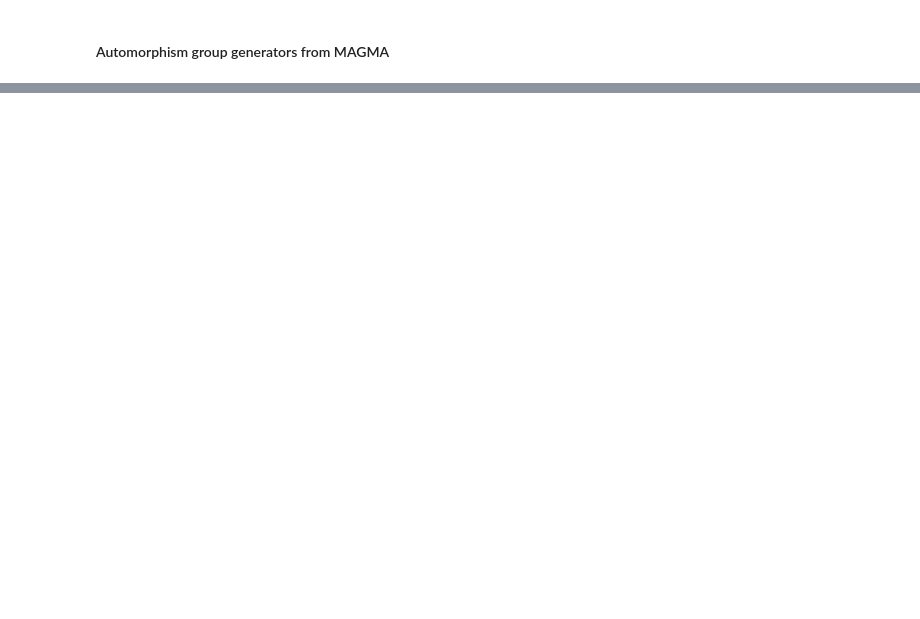
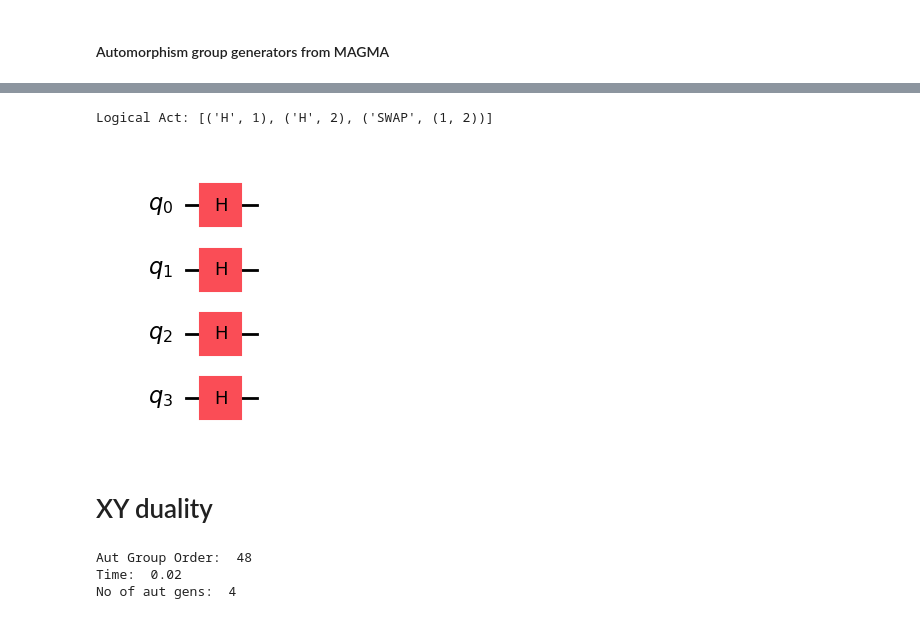
Before and after one commit to hsayginel/autqec, a Jupyter notebook: examples/[[4,2,2]].ipynb, the cells around one changed output, grey strips where cells are left out. Saved outputs shown, nothing was run; the diff lists cells and outputs as text; code cells hidden in the pictures; blank space fills up the shorter version.

```diff
--- a/examples/[[4,2,2]].ipynb
+++ b/examples/[[4,2,2]].ipynb
@@ -143,0 +119,31 @@ qc.draw(output='mpl')
+# %%
+auts = code_auts_dict['auts']
+circuits = []
+for num, aut in enumerate(auts):
+    #print('Aut Gen',num)
+    phys_act = circ_from_ZX_duality(H_symp,aut)
+    phys_circ, _ = phys_act.circ()
+    circ = logical_circ_and_pauli_correct(H_symp,phys_circ).run()
+    circuits.append(circ)
+# %%
+circ = circuits[2]
+print('Logical Act:', circ[0])
+qc = construct_circuit(circ[1], n)
+qc.draw(output='mpl')
+# %% [output]
+Logical Act: [('H', 1), ('H', 2), ('SWAP', (1, 2))]
+[figure, added]
+# %% [markdown]
+# XY duality
+# %%
+#code_auts_dict = qec_code_XY_dualities_from_magma_with_intersection(n,k,d,H_symp).run(fileroot='./')
+filename = f'./XY_dualities_n{n}k{k}d{d}.pkl'
+with open(filename, 'rb') as f:
+    code_auts_dict = pickle.load(f)
+print('Aut Group Order: ', code_auts_dict['order'])
+print('Time: ', code_auts_dict['time'])
+print('No of aut gens: ', len(code_auts_dict['auts']))
+# %% [output]
+Aut Group Order:  48
+Time:  0.02
+No of aut gens:  4
```
Also changed, not shown: parts of 48 cells of this notebook, 12 other files.
